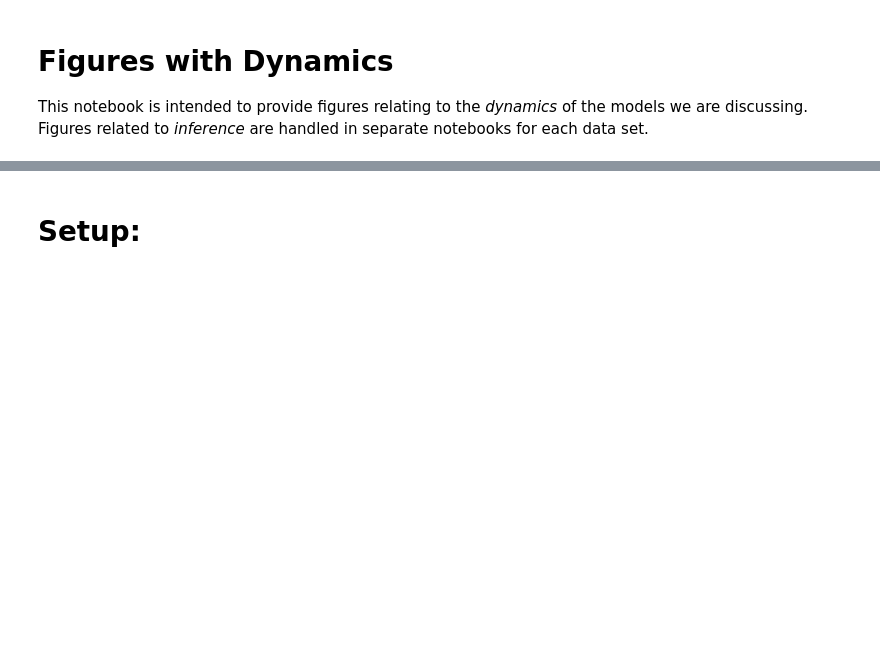
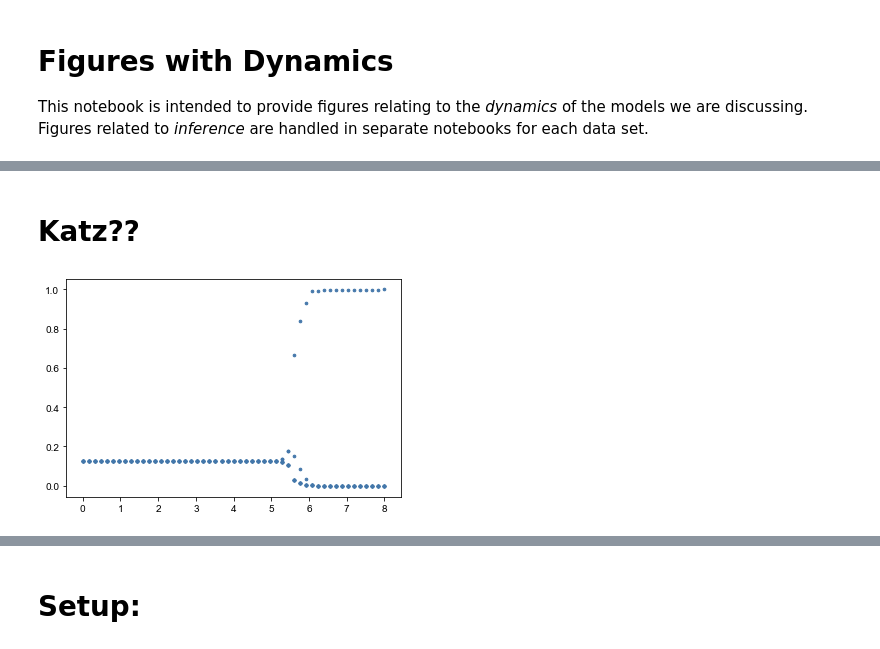
Before and after one commit to PhilChodrow/prestige_reinforcement, a Jupyter notebook: bifurcations.ipynb, the cells around one changed output, grey strips where cells are left out. Saved outputs shown, nothing was run; the diff lists cells and outputs as text; code cells hidden in the pictures; blank space fills up the shorter version.

```diff
--- a/bifurcations.ipynb
+++ b/bifurcations.ipynb
@@ -18,0 +156,2 @@ matplotlib.rcParams['font.sans-serif'] = "Arial Unicode MS"
+# %% [markdown]
+# Katz??
@@ -18,0 +202,5 @@ matplotlib.rcParams['font.sans-serif'] = "Arial Unicode MS"
+# %%
+for i in range(V.shape[1]):
+    p = plt.scatter(BETAS, V[:,i], color = cset[0], alpha = 1, s=7)
+# %% [output]
+[figure, added]
```
Also changed, not shown: parts of 15 cells of this notebook, 6 other files.
